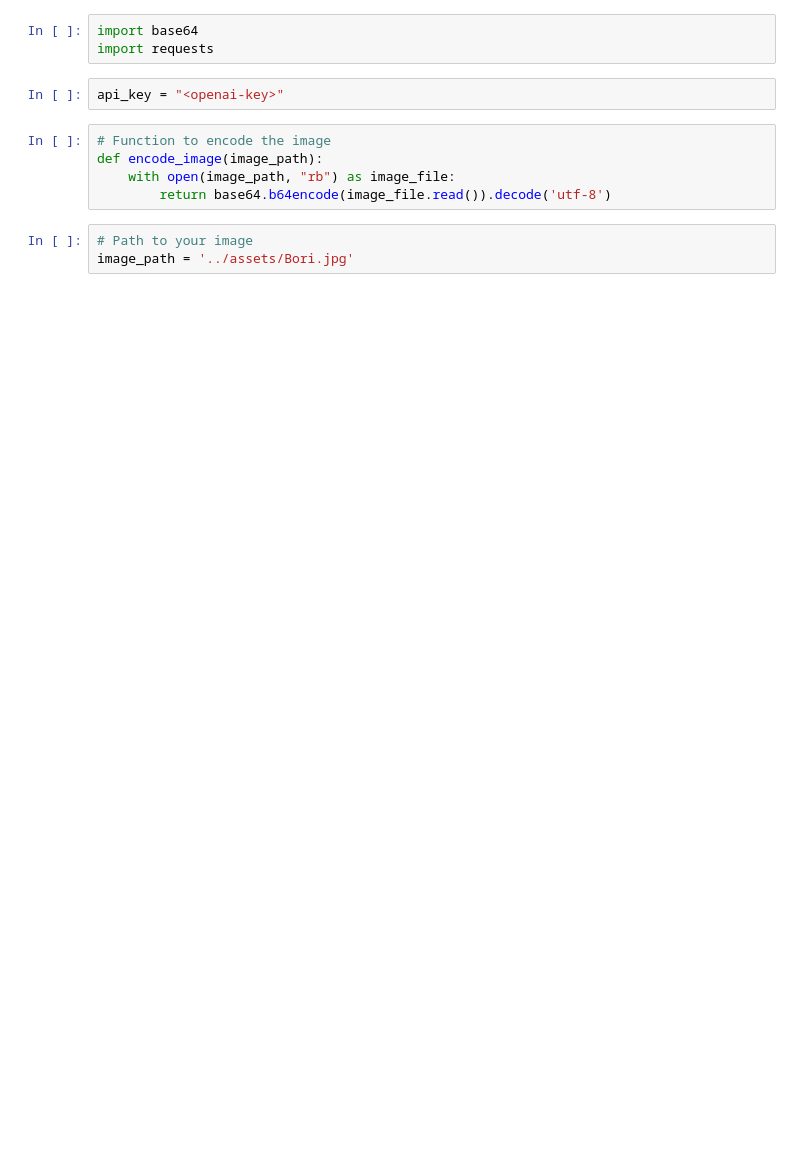
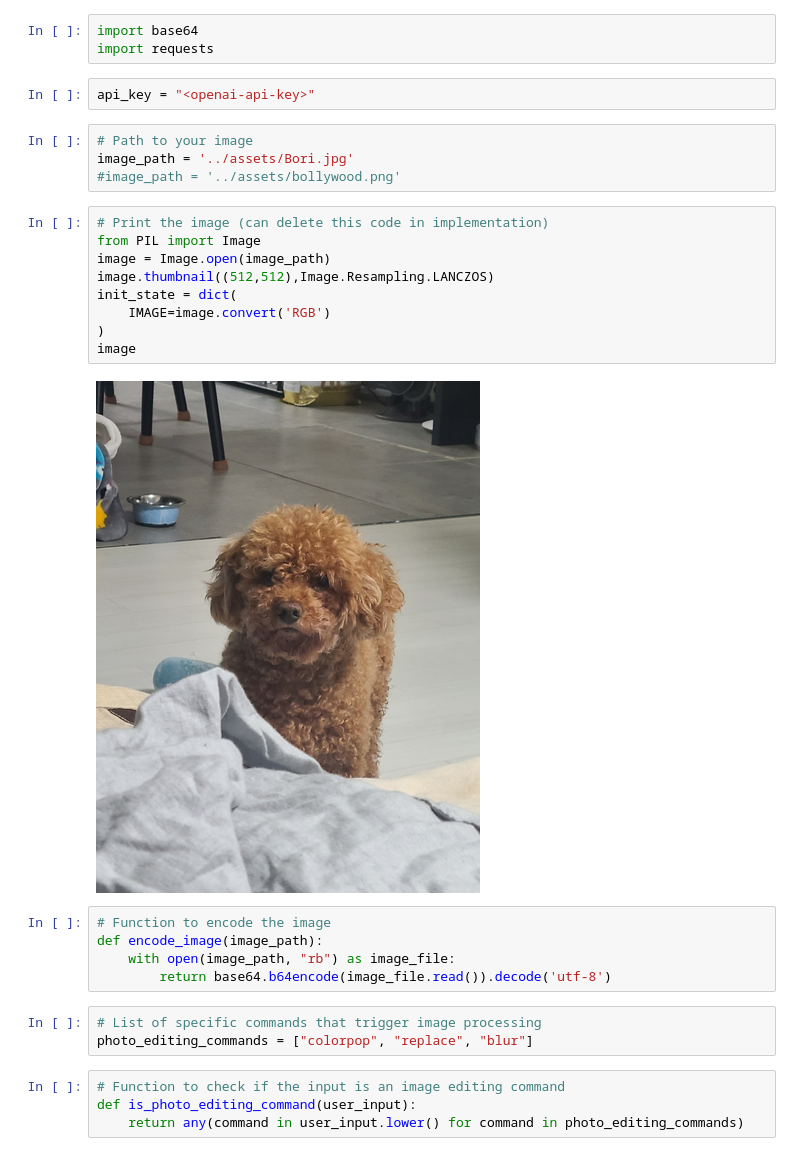
Before and after one commit to yeon-22k/Dear_Image, a Jupyter notebook: notebooks/image_describing.ipynb, the cells around one changed output. Drawn from its saved outputs; the diff is of its cells as text; blank space fills up the shorter version.

```diff
--- a/notebooks/image_describing.ipynb
+++ b/notebooks/image_describing.ipynb
@@ -2,13 +2,32 @@
 import base64
 import requests
 # %%
-api_key = "<openai-key>"
+api_key = "<openai-api-key>"
-# %%
-# Function to encode the image
-def encode_image(image_path):
-    with open(image_path, "rb") as image_file:
-        return base64.b64encode(image_file.read()).decode('utf-8')
+# %%
+# Path to your image
+image_path = '../assets/Bori.jpg'
+#image_path = '../assets/bollywood.png'
 # %%
-# Path to your image
-image_path = '../assets/Bori.jpg'
+# Print the image (can delete this code in implementation)
+from PIL import Image
+image = Image.open(image_path)
+image.thumbnail((512,512),Image.Resampling.LANCZOS)
+init_state = dict(
+    IMAGE=image.convert('RGB')
+)
+image
+# %% [output]
+[figure, added]
+# %%
+# Function to encode the image
+def encode_image(image_path):
+    with open(image_path, "rb") as image_file:
+        return base64.b64encode(image_file.read()).decode('utf-8')
+# %%
+# List of specific commands that trigger image processing
+photo_editing_commands = ["colorpop", "replace", "blur"]
+# %%
+# Function to check if the input is an image editing command
+def is_photo_editing_command(user_input):
+    return any(command in user_input.lower() for command in photo_editing_commands)
 # %%
```
Also changed, not shown: parts of 7 cells of this notebook.
